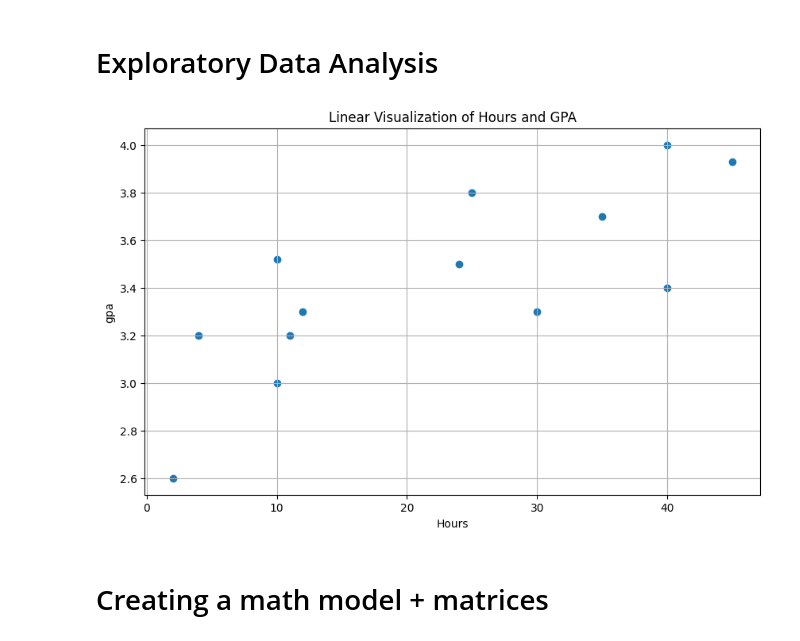
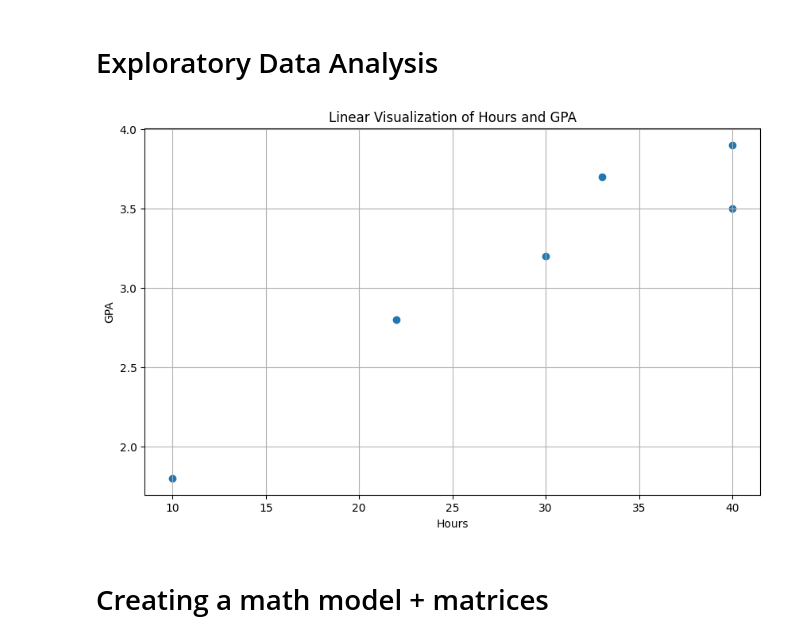
Before and after one commit to askhat-aubakirov/gpa_least_squares, a Jupyter notebook: NU_Day_Demo.ipynb, the cells around one changed output. Cells and saved outputs as stored; diff of their text form; code cells hidden in the pictures.

```diff
--- a/NU_Day_Demo.ipynb
+++ b/NU_Day_Demo.ipynb
@@ -21,6 +16,6 @@ input_data = pd.read_csv('input.csv')
 # %%
-input_data = {'hours': [2,40,25,45,10,4,10,24,40,12,11,30,35],
-              'gpa': [2.6,4,3.8,3.93,3,3.2,3.52,3.5,3.4,3.3,3.2,3.3,3.7]}
+input_data = {'hours': [22,30,40,40,33,10],
+              'gpa': [2.8,3.2,3.9,3.5,3.7,1.8]}
 
 input_data = pd.DataFrame(input_data)
 # %%
@@ -57,13 +33,13 @@ input_data.describe()
 # %%
 plt.figure(figsize=(10,6))
 plt.scatter(input_data['hours'], input_data['gpa'])
 plt.xlabel('Hours')
-plt.ylabel('gpa')
+plt.ylabel('GPA')
 plt.title('Linear Visualization of Hours and GPA')
 plt.grid(True)
 plt.show()
 # %% [output]
-[figure, old version]
+[figure, new version]
 # %% [markdown]
 # Creating a math model + matrices
 # %% [markdown]
```
Also changed, not shown: parts of 10 cells of this notebook.
